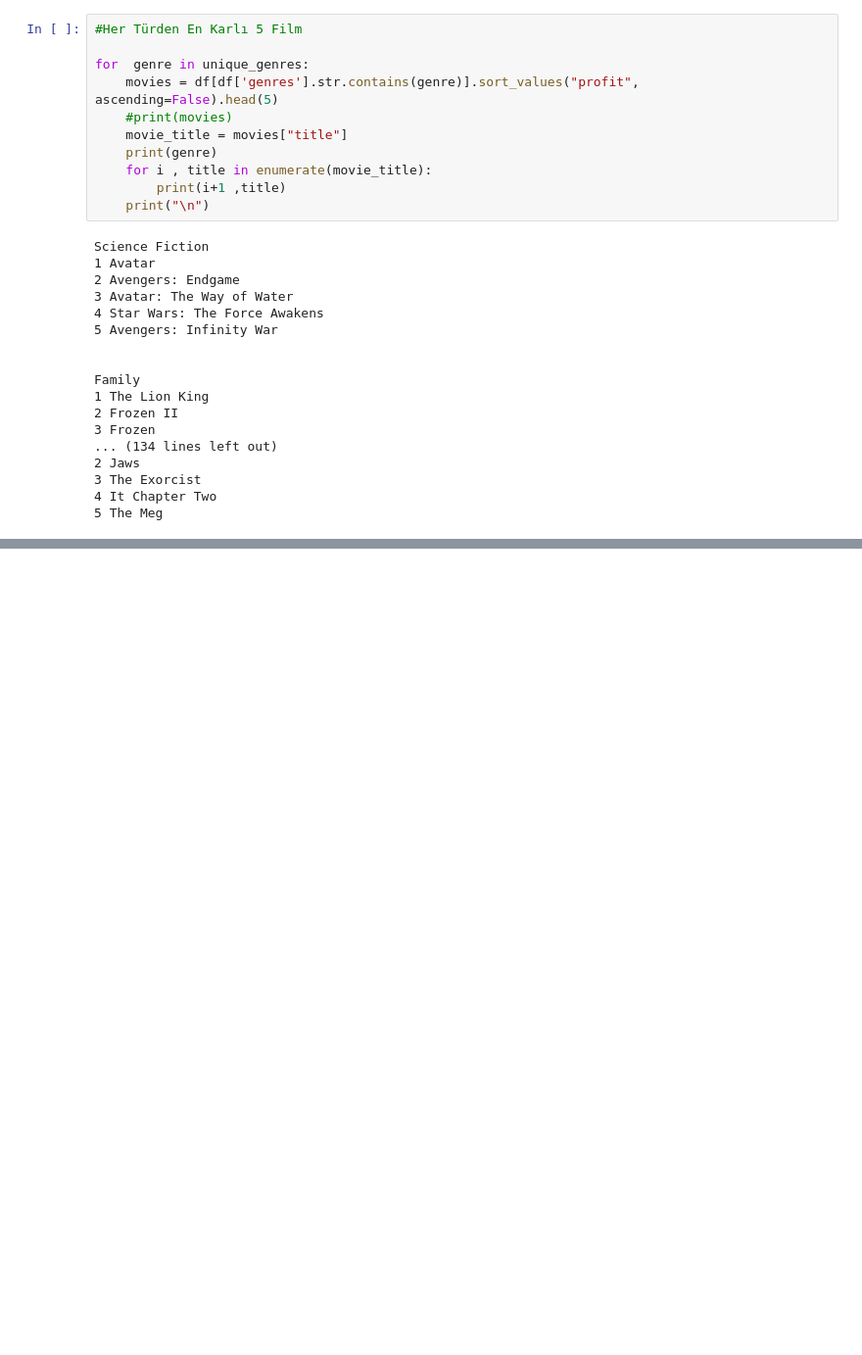
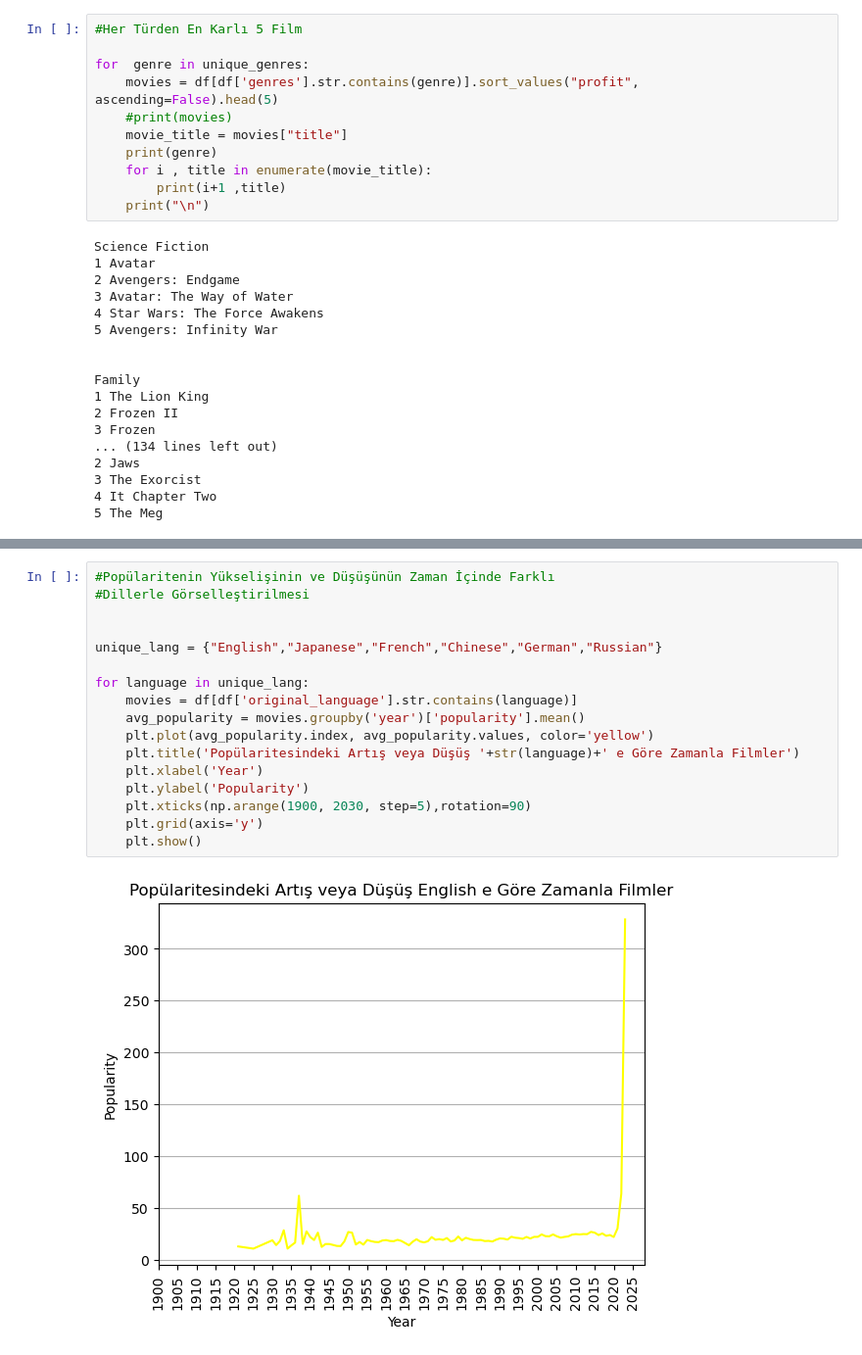
Before and after one commit to aysebayrak/Top-10000-popular-Movies-TMDB, a Jupyter notebook: data-analysis.ipynb, the cells around one changed output, grey strips where cells are left out. Shown at 98% size. Saved outputs shown, nothing was run; the diff lists cells and outputs as text; blank space fills up the shorter version.

```diff
--- a/data-analysis.ipynb
+++ b/data-analysis.ipynb
@@ -443,0 +599,19 @@ Family
+# %%
+#Popülaritenin Yükselişinin ve Düşüşünün Zaman İçinde Farklı
+#Dillerle Görselleştirilmesi
+
+
+unique_lang = {"English","Japanese","French","Chinese","German","Russian"}
+
+for language in unique_lang:
+    movies = df[df['original_language'].str.contains(language)]
+    avg_popularity = movies.groupby('year')['popularity'].mean()
+    plt.plot(avg_popularity.index, avg_popularity.values, color='yellow')
+    plt.title('Popülaritesindeki Artış veya Düşüş '+str(language)+' e Göre Zamanla Filmler')
+    plt.xlabel('Year')
+    plt.ylabel('Popularity')
+    plt.xticks(np.arange(1900, 2030, step=5),rotation=90)
+    plt.grid(axis='y')
+    plt.show()
+# %% [output]
+[figure, added]
```
Also changed, not shown: parts of 7 cells of this notebook.
